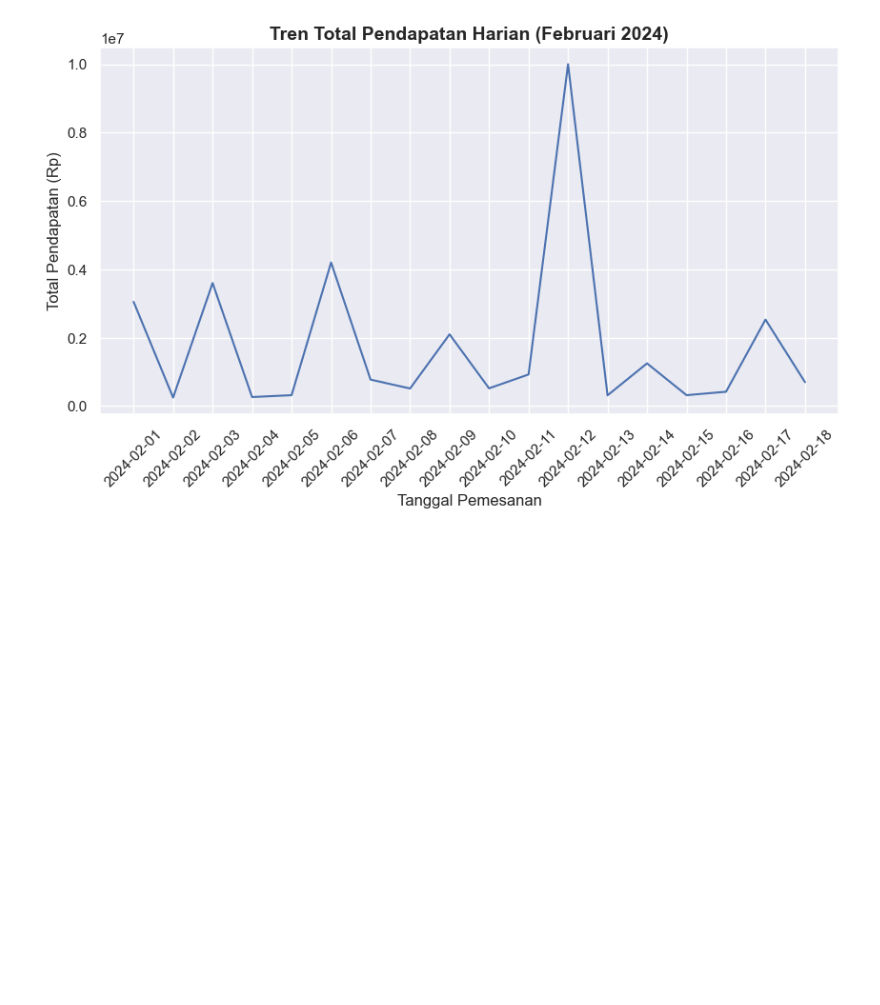
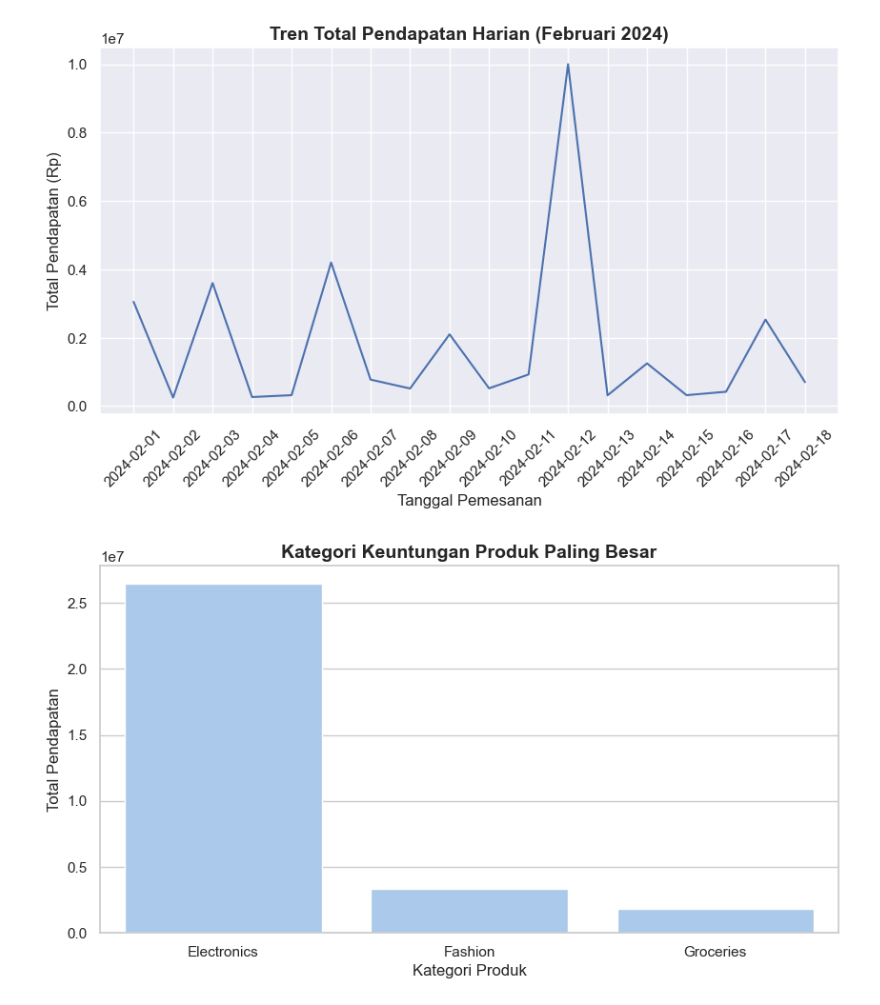
Before and after one commit to rottiiibakarr/Capstone_Project_Data_Cleaning, a Jupyter notebook: Portfolio_Ecommerce_Analytics/data_visualization.ipynb, the cells around one changed output. Saved outputs shown, nothing was run; the diff lists cells and outputs as text; code cells hidden in the pictures; blank space fills up the shorter version.

Commit message:
Commit: Kategori Keuntungan Produk

```diff
--- a/Portfolio_Ecommerce_Analytics/data_visualization.ipynb
+++ b/Portfolio_Ecommerce_Analytics/data_visualization.ipynb
@@ -31,3 +31,24 @@ plt.xticks(rotation=45)
 plt.show()
 # %% [output]
 [figure]
+# %%
+# Kategori Produk Paling Menguntungkan
+kategori_produk_keuntungan = df.groupby('Product_Category')['Total_Sales'].sum().reset_index().sort_values(by='Total_Sales', ascending=False)
+
+plt.figure(figsize=(10, 5))
+
+sns.set_theme(style='whitegrid', palette='pastel')
+
+sns.barplot(
+    data=kategori_produk_keuntungan,
+    x='Product_Category',
+    y='Total_Sales'
+)
+
+plt.title('Kategori Keuntungan Produk Paling Besar', fontsize=14, fontweight='bold')
+plt.xlabel('Kategori Produk')
+plt.ylabel('Total Pendapatan')
+
+plt.show()
+# %% [output]
+[figure, added]
```
